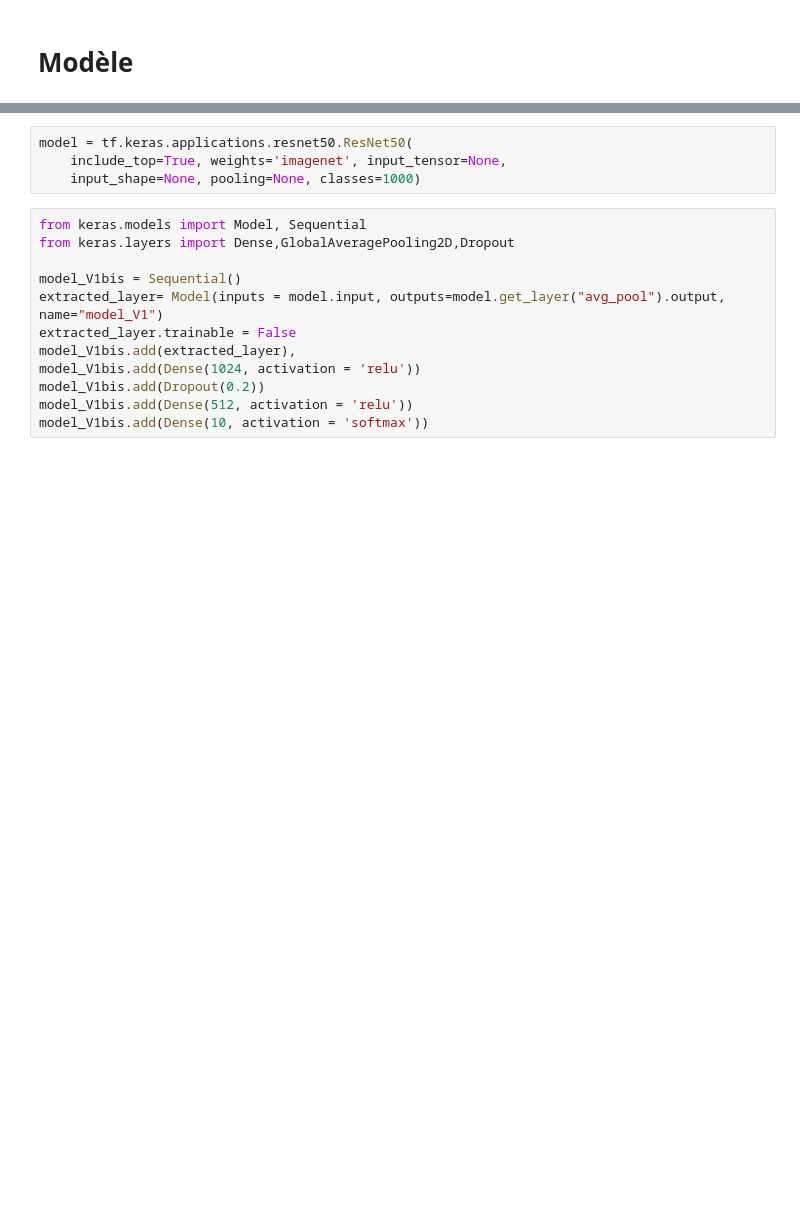
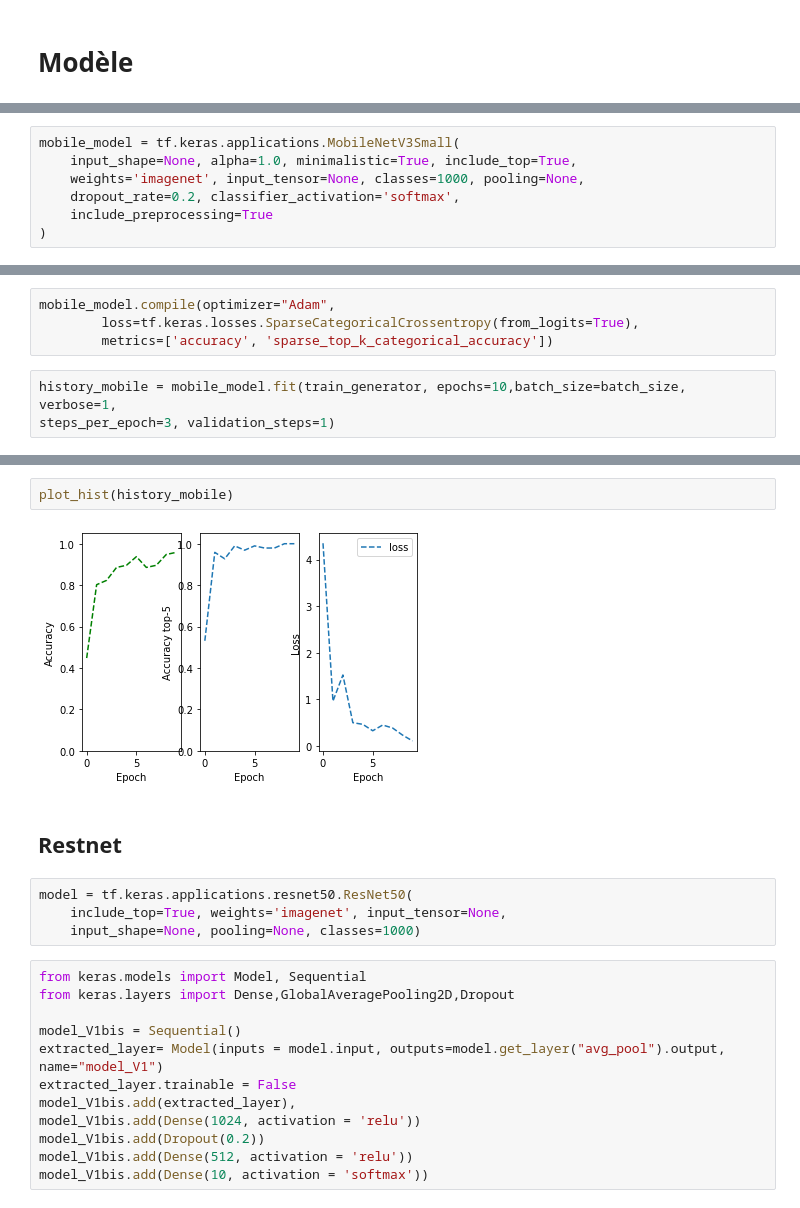
Before and after one commit to ssssaaaannnn/Challenge_miashs_2022, a Jupyter notebook: notebooks/model.ipynb, the cells around one changed output, grey strips where cells are left out. Drawn from its saved outputs; the diff is of its cells as text; blank space fills up the shorter version.

```diff
--- a/notebooks/model.ipynb
+++ b/notebooks/model.ipynb
@@ -77,0 +133,7 @@ ValueError: num must be 1 <= num <= 4, not 5
+# %%
+mobile_model = tf.keras.applications.MobileNetV3Small(
+    input_shape=None, alpha=1.0, minimalistic=True, include_top=True,
+    weights='imagenet', input_tensor=None, classes=1000, pooling=None,
+    dropout_rate=0.2, classifier_activation='softmax',
+    include_preprocessing=True
+)
@@ -77,0 +142,7 @@ ValueError: num must be 1 <= num <= 4, not 5
+# %%
+mobile_model.compile(optimizer="Adam",
+        loss=tf.keras.losses.SparseCategoricalCrossentropy(from_logits=True),
+        metrics=['accuracy', 'sparse_top_k_categorical_accuracy'])
+# %%
+history_mobile = mobile_model.fit(train_generator, epochs=10,batch_size=batch_size, verbose=1,
+steps_per_epoch=3, validation_steps=1)
@@ -78,3 +170,9 @@ ValueError: num must be 1 <= num <= 4, not 5
+# %%
+plot_hist(history_mobile)
+# %% [output]
+[figure, added]
+# %% [markdown]
+## Restnet
 # %%
 model = tf.keras.applications.resnet50.ResNet50(
     include_top=True, weights='imagenet', input_tensor=None,
```
Also changed, not shown: parts of 23 cells of this notebook, 1 other file.
